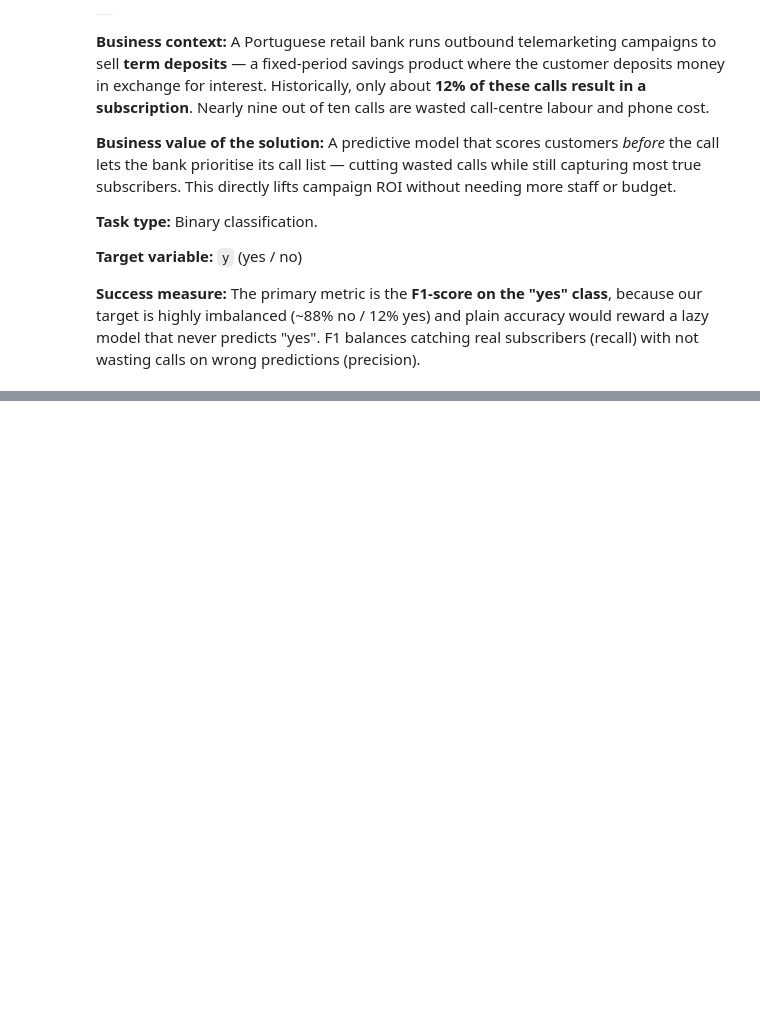
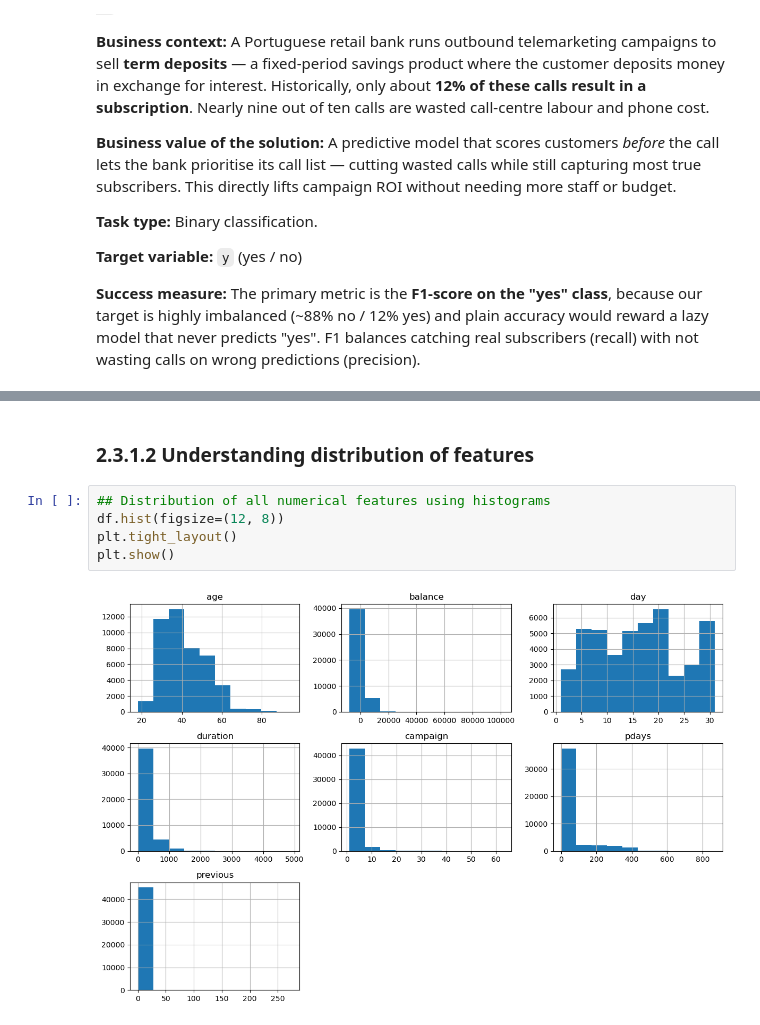
Before and after one commit to gavinlautp/mldp-bank-marketing, a Jupyter notebook: MLDP_Program_Codes.ipynb, the cells around one changed output, grey strips where cells are left out. Drawn from its saved outputs; the diff is of its cells as text; blank space fills up the shorter version.

```diff
--- a/MLDP_Program_Codes.ipynb
+++ b/MLDP_Program_Codes.ipynb
@@ -49,0 +182,9 @@ RANDOM_STATE = 2026
+# %% [markdown]
+### 2.3.1.2 Understanding distribution of features
+# %%
+## Distribution of all numerical features using histograms
+df.hist(figsize=(12, 8))
+plt.tight_layout()
+plt.show()
+# %% [output]
+[figure, added]
```
Also changed, not shown: parts of 24 cells of this notebook.
